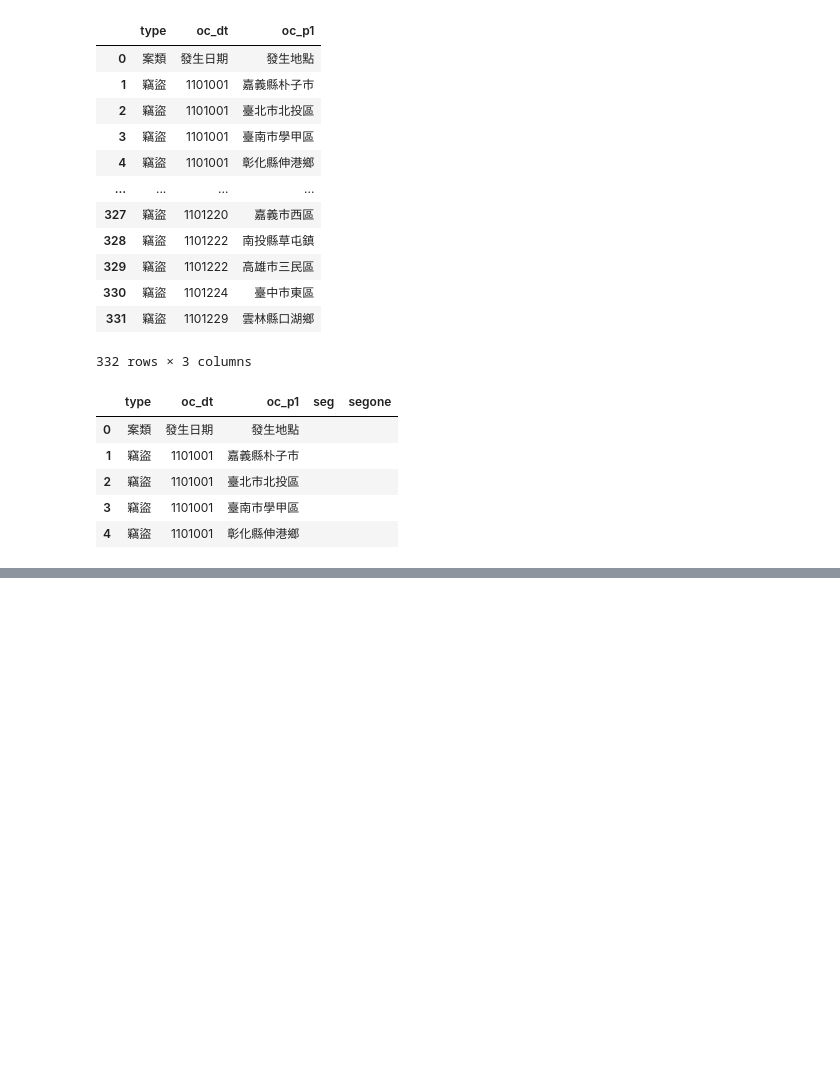
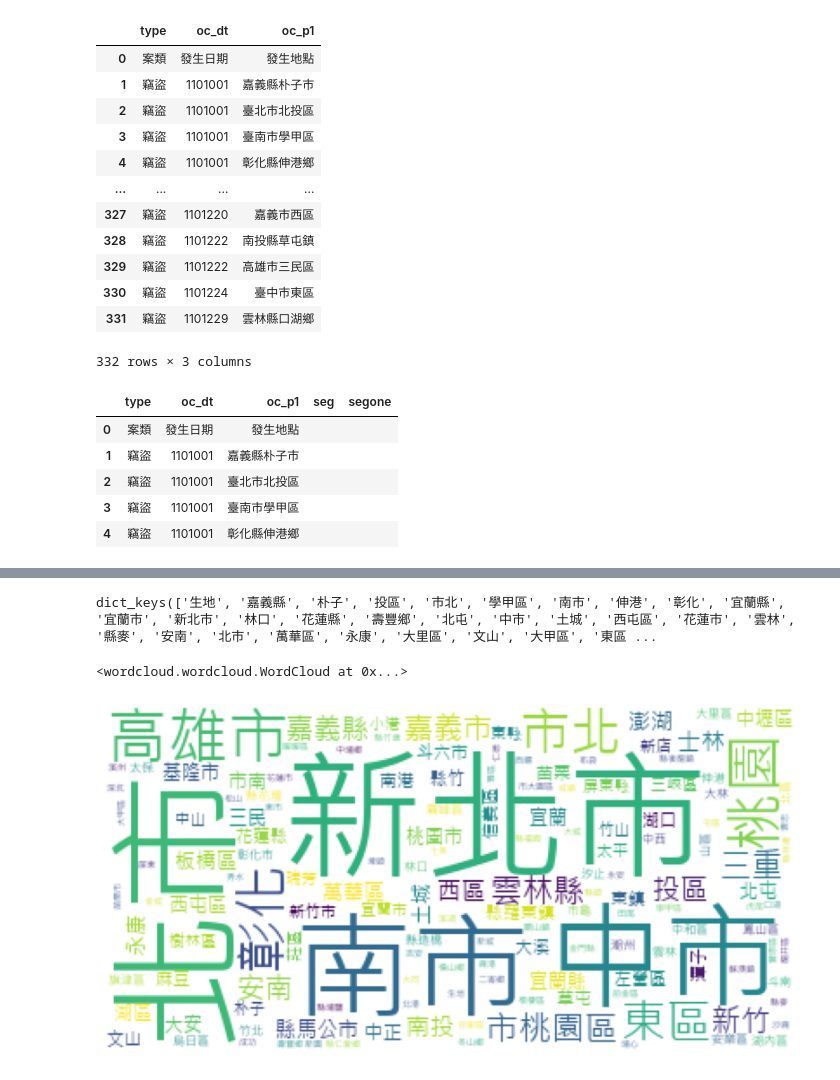
Before and after one commit to ka911031/PL, a Jupyter notebook: HW5/Untitled.ipynb, the cells around one changed output, grey strips where cells are left out. Cells and saved outputs as stored; diff of their text form; code cells hidden in the pictures; blank space fills up the shorter version.

```diff
--- a/HW5/Untitled.ipynb
+++ b/HW5/Untitled.ipynb
@@ -43,0 +95,24 @@ KeyError: '發生地點'
+# %%
+flat = [x for sublist in placedata_seg_list for x in sublist]
+diction = Counter(flat)
+diction.keys()
+# %% [output]
+dict_keys(['生地', '嘉義縣', '朴子', '投區', '市北', '學甲區', '南市', '伸港', '彰化', '宜蘭縣', '宜蘭市', '新北市', '林口', '花蓮縣', '壽豐鄉', '北屯', '中市', '土城', '西屯區', '花蓮市', '雲林', '縣麥', '安南', '北市', '萬華區', '永康', '大里區', '文山', '大甲區', '東區 ...
+# %%
+import numpy as np
+from PIL import Image
+from wordcloud import WordCloud
+
+font = "C:\Windows\Fonts\MSJH.TTC"
+wordcloud = WordCloud(background_color="white", font_path=font)
+wordcloud.generate_from_frequencies(diction)
+# %% [output]
+<wordcloud.wordcloud.WordCloud at 0x...>
+# %%
+import matplotlib.pyplot as plt
+plt.figure(figsize=(10,10))
+plt.imshow(wordcloud)
+plt.axis("off")
+plt.show()
+# %% [output]
+[figure, added]
```
Also changed, not shown: parts of 4 cells of this notebook.
